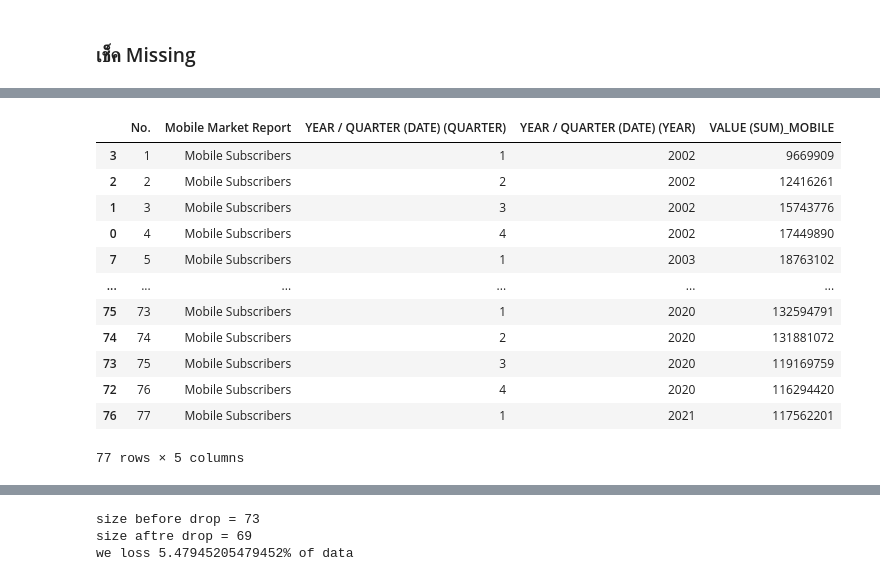
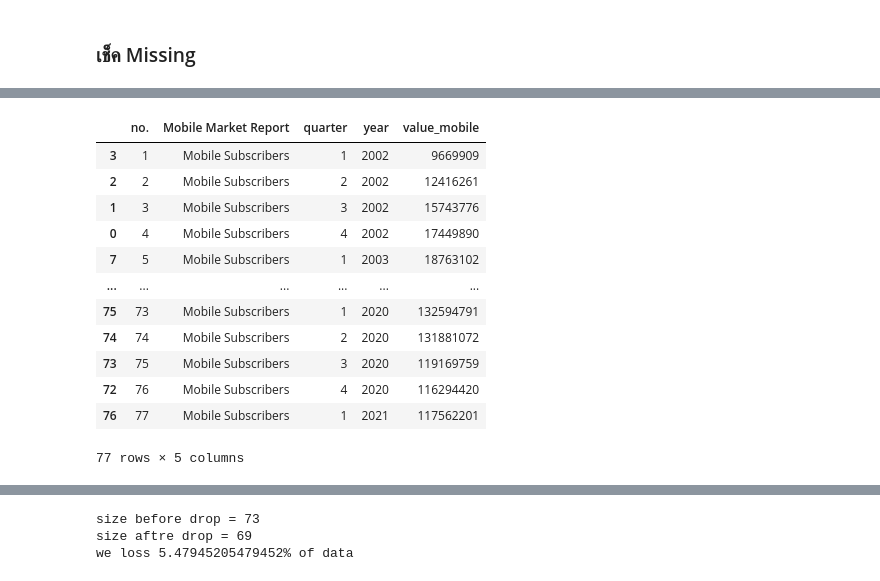
Before and after one commit to Kanyarat-S/DWDM21, a Jupyter notebook: Project_DWDM.ipynb, the cells around one changed output, grey strips where cells are left out. Saved outputs shown, nothing was run; the diff lists cells and outputs as text; code cells hidden in the pictures.

```diff
--- a/Project_DWDM.ipynb
+++ b/Project_DWDM.ipynb
@@ -236,10 +279,10 @@ VALUE (SUM)_MOBILE                 False
 dtype: bool
 # %%
 # เรียงข้อมูลโดยใช้ column ของ No. เป็นหลักในการเรียง
-data_mobile2 = data_mobile.sort_values(by=['No.'])
+data_mobile2 = data_mobile.sort_values(by=['no.'])
 data_mobile2
 # %% [output]
-|  | No. | Mobile Market Report | YEAR / QUARTER (DATE) (QUARTER) | YEAR / QUARTER (DATE) (YEAR) | VALUE (SUM)_MOBILE |
+|  | no. | Mobile Market Report | quarter | year | value_mobile |
 | 3 | 1 | Mobile Subscribers | 1 | 2002 | 9669909 |
 | 2 | 2 | Mobile Subscribers | 2 | 2002 | 12416261 |
 | 1 | 3 | Mobile Subscribers | 3 | 2002 | 15743776 |
```
Also changed, not shown: parts of 44 cells of this notebook.
